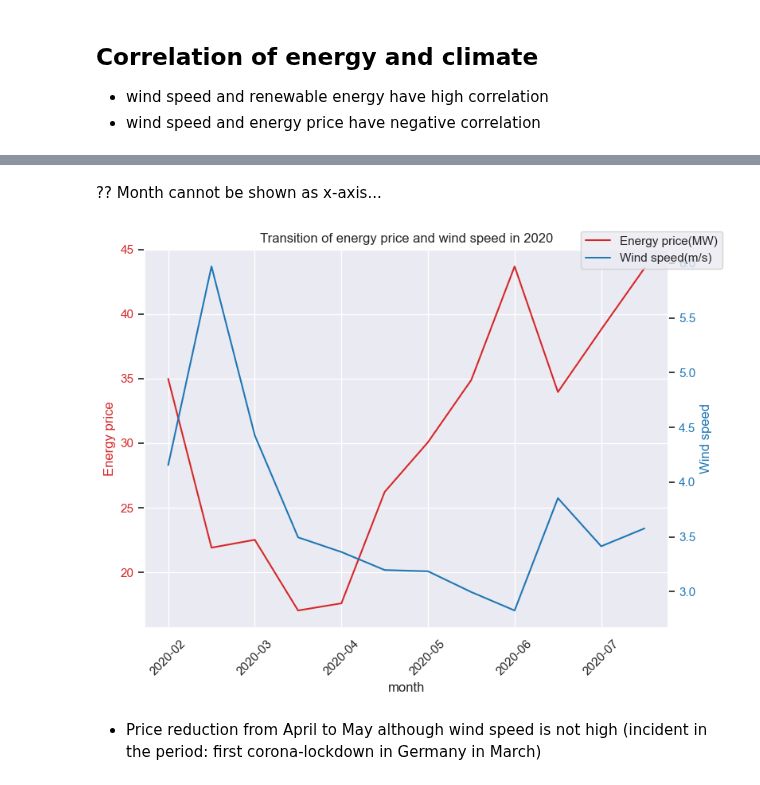
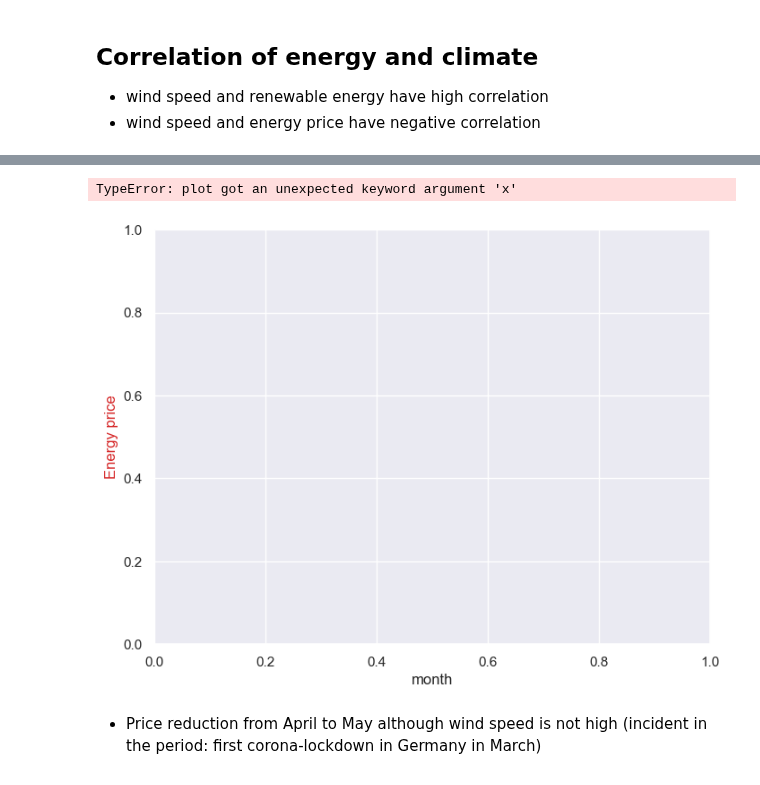
Before and after one commit to M-123-456/team-6-energy-costs, a Jupyter notebook: archive/first_notebook.ipynb, the cells around one changed output, grey strips where cells are left out. Drawn from its saved outputs; the diff is of its cells as text; code cells hidden in the pictures.

```diff
--- a/first_notebook.ipynb
+++ b/archive/first_notebook.ipynb
@@ -354,19 +301,19 @@ plt.show()
 # %% [markdown]
 ## Combine energy data and climate data
 # %%
-# resample df_energy by day
-df_energy_per_day = df_energy.copy()
-df_energy_per_day.set_index('datetime', inplace=True)
+# resample df_energy_2020 by day
+df_energy_2020_per_day = df_energy_2020.copy()
+df_energy_2020_per_day.set_index('datetime', inplace=True)
 #? take mean?
-df_energy_per_day = df_energy_per_day.resample('D').agg({
+df_energy_2020_per_day = df_energy_2020_per_day.resample('D').agg({
     'nuclear_power': 'mean',
     'not_renewable': 'mean',
     'renewable': 'mean',
     'energy_price': 'mean'
     })
-df_energy_per_day = df_energy_per_day.reset_index()
-df_energy_per_day = df_energy_per_day.rename(columns={'datetime': 'date'})
-df_energy_per_day.head()
+df_energy_2020_per_day = df_energy_2020_per_day.reset_index()
+df_energy_2020_per_day = df_energy_2020_per_day.rename(columns={'datetime': 'date'})
+df_energy_2020_per_day.head()
 # %% [output]
 |  | date | nuclear_power | not_renewable | renewable | energy_price |
 | 0 | 2020-01-01 | 8044.976188 | 30977.572635 | 19176.814813 | 34.694167 |
@@ -394,8 +341,8 @@ df_energy_per_day.head()
 | 3 | 2020-01-04 | 7539.419167 | 27804.281885 | 40908.875990 | 20.747917 |
 | 4 | 2020-01-05 | 7971.458375 | 33010.196969 | 21967.765979 | 35.388333 |
 # %%
-df_energy_climate_combined = pd.merge(df_climate_per_day, df_energy_per_day)
-df_energy_climate_combined.head()
+df_energy_2020_climate_combined = pd.merge(df_climate_per_day, df_energy_2020_per_day)
+df_energy_2020_climate_combined.head()
 # %% [output]
 |  | date | wind_speed | solar_radiation | nuclear_power | not_renewable | renewable | energy_price |
 | 0 | 2020-01-01 | 2.620833 | 39.291667 | 8044.976188 | 30977.572635 | 19176.814813 | 34.694167 |
@@ -425,9 +372,8 @@ import matplotlib.ticker as ticker
 %matplotlib inline
 # %%
 # resample the combined df by month
-df_energy_climate_combined.set_index('date', inplace=True)
-combined_per_month = df_energy_climate_combined.resample('M').mean()
+df_energy_2020_climate_combined.set_index('date', inplace=True)
+combined_per_month = df_energy_2020_climate_combined.resample('M').mean()
 combined_per_month.reset_index(inplace=True)
 # %%
 combined_per_month['month'] = combined_per_month['date'].dt.to_period('M')
-combined_per_month.set_index('month')
@@ -449,5 +380,3 @@ combined_per_month.set_index('month')
-# %% [markdown]
-?? Month cannot be shown as x-axis...
 # %%
 # plot energy price and wind speed in one graph
 fig, ax1 = plt.subplots(figsize=(8, 6))
@@ -457,40 +386,43 @@ color_1 = 'tab:red'
 ax1.set_xlabel('month')
 ax1.set_ylabel('Energy price', color=color_1)
 ax1.plot(
-    combined_per_month['energy_price'],
+    # methode nachschauen - matplotlib / pandas
+    x=combined_per_month['month'],
+    y=combined_per_month['energy_price'],
     color=color_1
 )
-ax1.set_xticklabels(
-    ['2020-01', '2020-02', '2020-03', '2020-04', '2020-05', '2020-06',
-    '2020-07', '2020-08', '2020-09', '2020-10', '2020-11', '2020-12'],
-    rotation=45
-)
+#? xticklabels wrong
+# ax1.set_xticklabels(
+#     combined_per_month['month'],
+#     rotation=45
+# )
 
 # wind_speed
 ax2 = ax1.twinx()
 color_2 = 'tab:blue'
 ax2.set_ylabel('Wind speed', color=color_2)
 ax2.plot(
     combined_per_month['wind_speed'],
     color=color_2
 )
 
 # change label color
 ax1.tick_params(axis='y', labelcolor=color_1)
 ax2.tick_params(axis='y', labelcolor=color_2)
 
 # rotate x-axis
 ax2.tick_params(axis='x', rotation=45)
 
 # adjust subplot params so that the subplots fits in to the figure area
 fig.tight_layout()
 
 plt.grid()
 plt.title('Transition of energy price and wind speed in 2020')
 fig.legend(['Energy price(MW)', 'Wind speed(m/s)'])
 plt.show()
 # %% [output]
+TypeError: plot got an unexpected keyword argument 'x'
-[figure, old version]
+[figure, new version]
 # %% [markdown]
 - Price reduction from April to May although wind speed is not high (incident in the period: first corona-lockdown in Germany in March)
 # %% [markdown]
```
Also changed, not shown: parts of 23 cells of this notebook, 7 other files.
